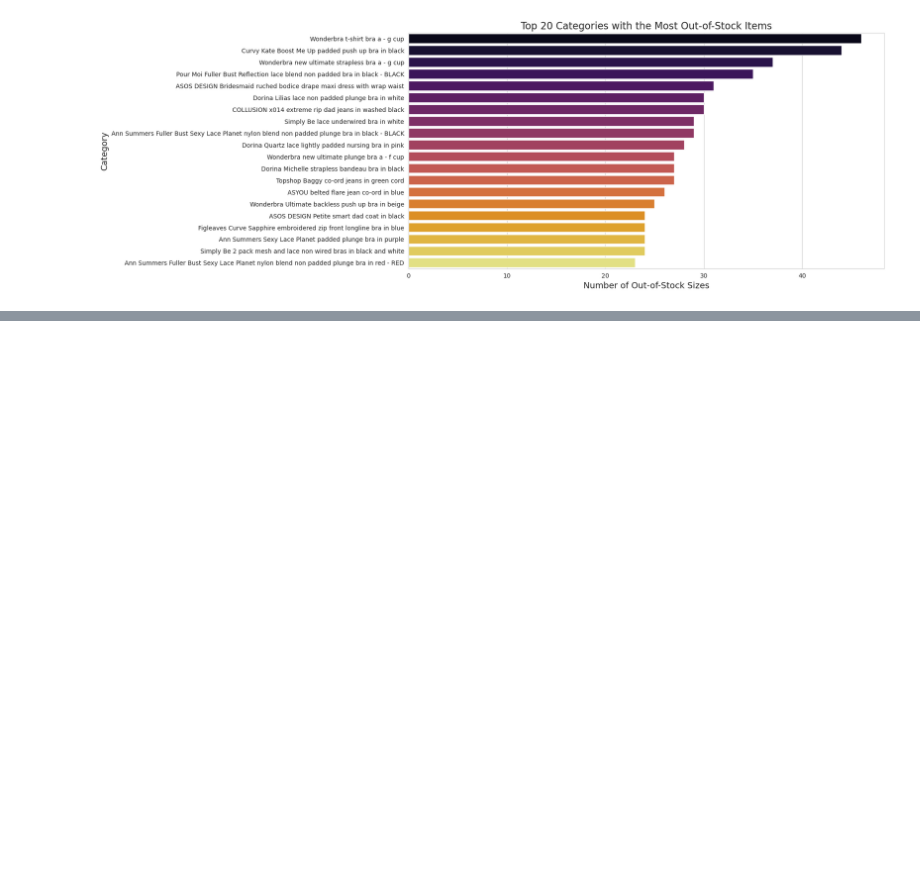
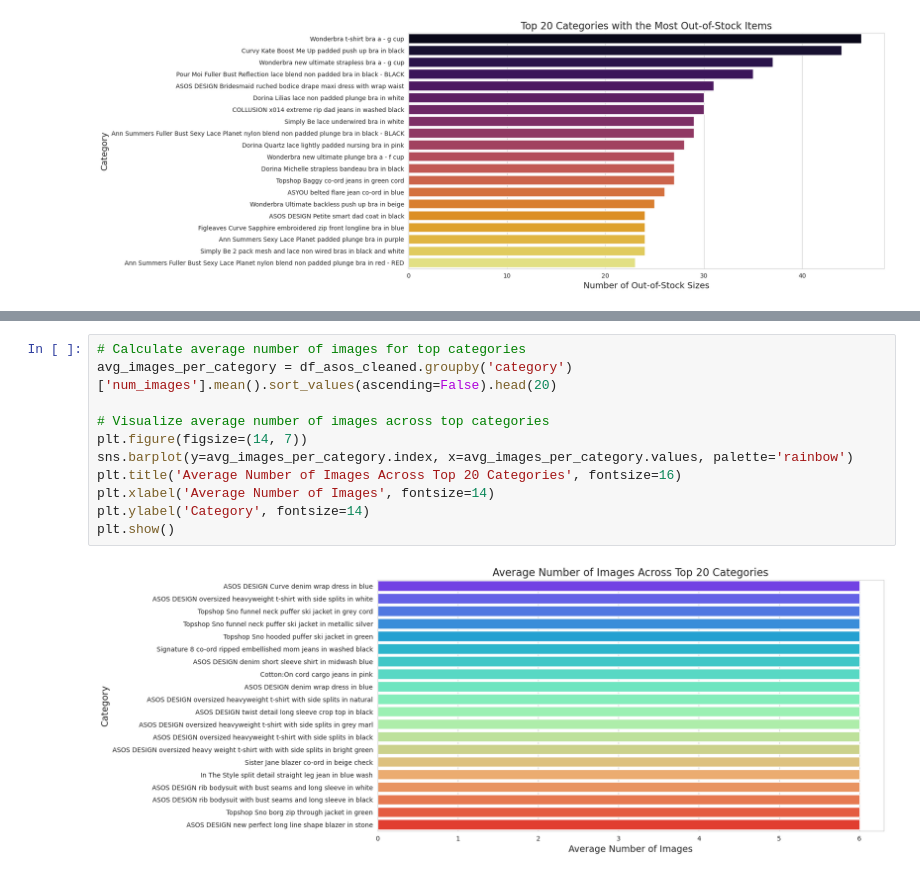
Before and after one commit to raj-rajat/Asos-E-Commerce-Dataset---30-845-products, a Jupyter notebook: asos-e-commerce-dataset-30-845-products.ipynb, the cells around one changed output, grey strips where cells are left out. Cells and saved outputs as stored; diff of their text form; blank space fills up the shorter version.

```diff
--- a/asos-e-commerce-dataset-30-845-products.ipynb
+++ b/asos-e-commerce-dataset-30-845-products.ipynb
@@ -389,0 +409,13 @@ plt.show()
+# %%
+# Calculate average number of images for top categories
+avg_images_per_category = df_asos_cleaned.groupby('category')['num_images'].mean().sort_values(ascending=False).head(20)
+
+# Visualize average number of images across top categories
+plt.figure(figsize=(14, 7))
+sns.barplot(y=avg_images_per_category.index, x=avg_images_per_category.values, palette='rainbow')
+plt.title('Average Number of Images Across Top 20 Categories', fontsize=16)
+plt.xlabel('Average Number of Images', fontsize=14)
+plt.ylabel('Category', fontsize=14)
+plt.show()
+# %% [output]
+[figure, added]
```
Also changed, not shown: parts of 27 cells of this notebook.
